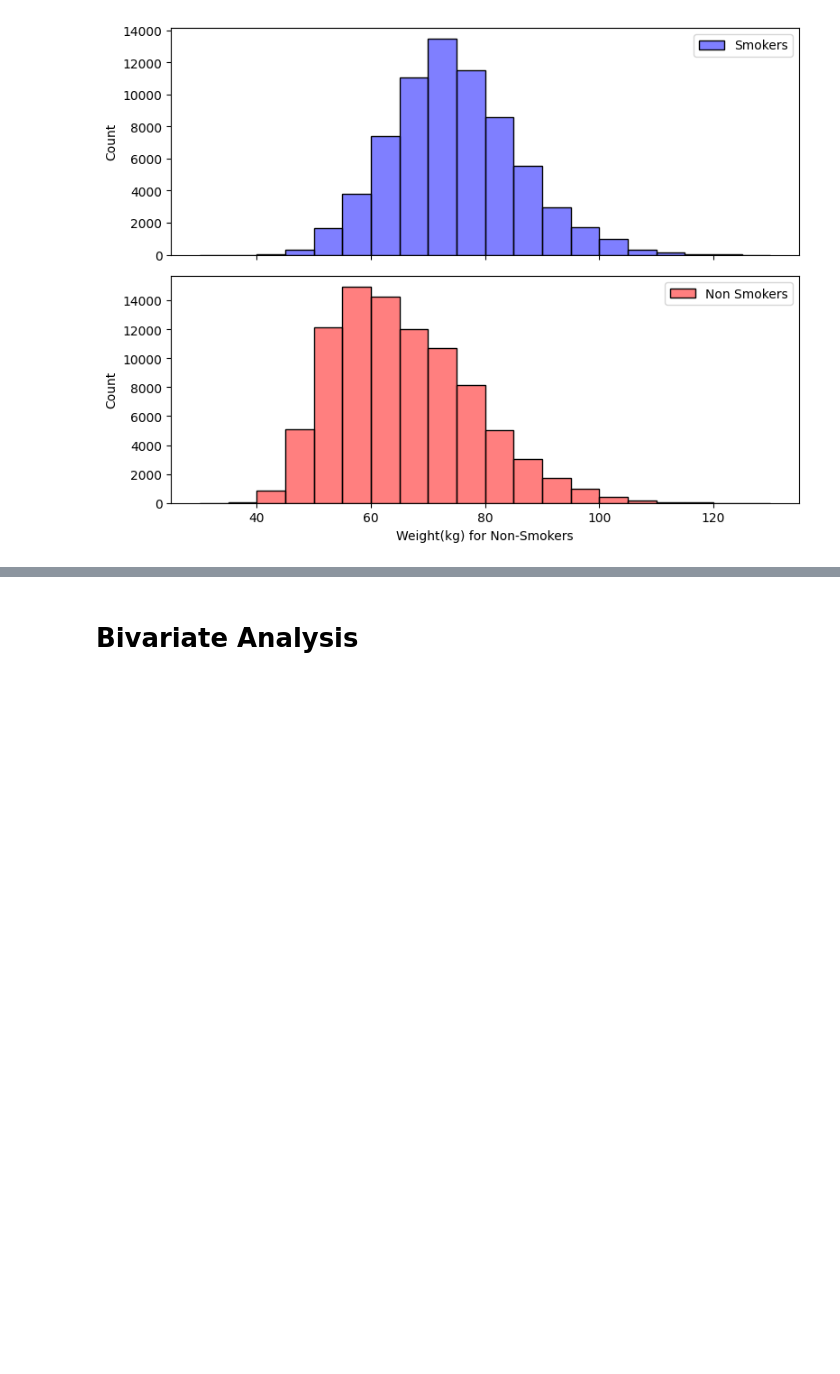
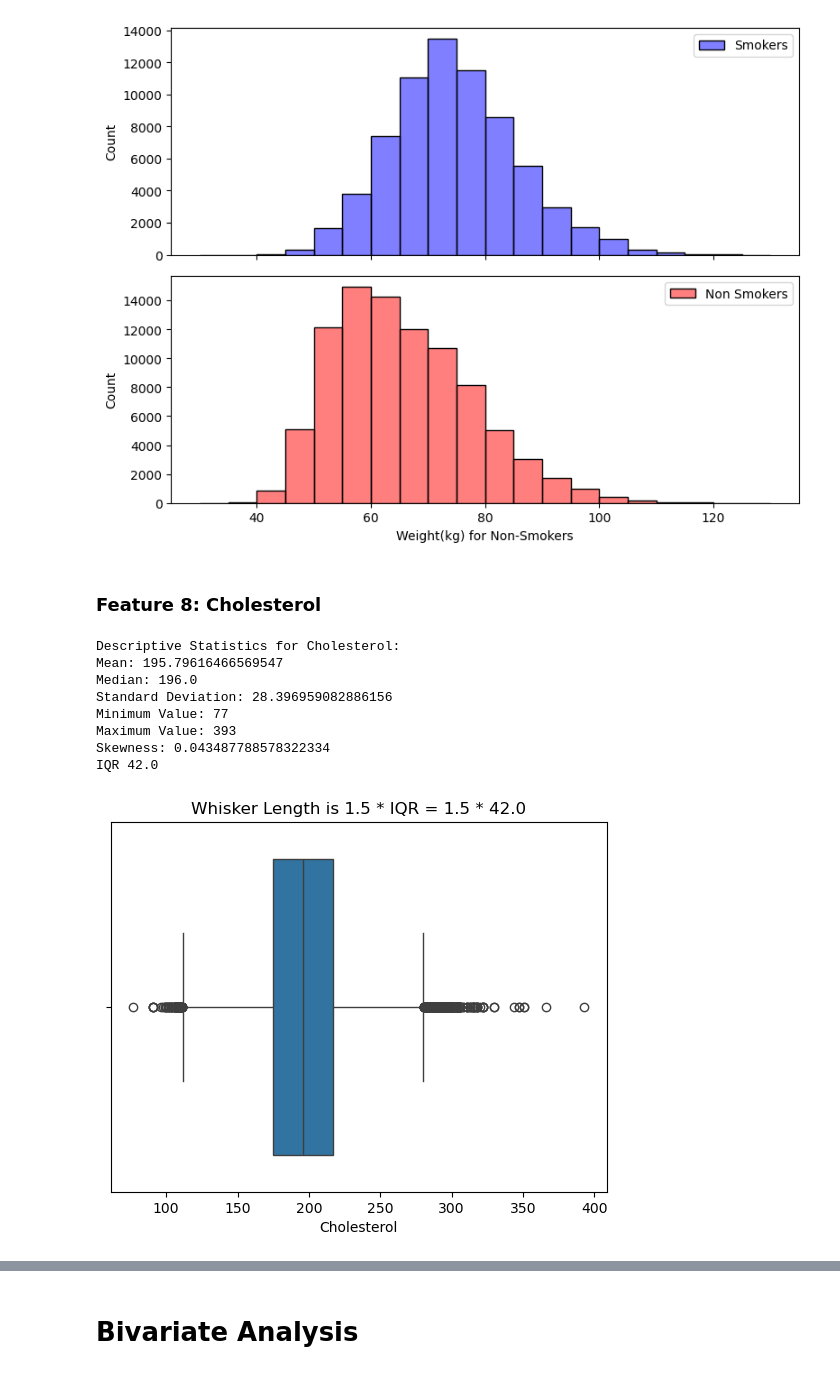
Before and after one commit to ahmedoy/SmokingData-Classification, a Jupyter notebook: data_analysis.ipynb, the cells around one changed output, grey strips where cells are left out. Saved outputs shown, nothing was run; the diff lists cells and outputs as text; code cells hidden in the pictures; blank space fills up the shorter version.

Commit message:
Added Cholesterol Feature

```diff
--- a/data_analysis.ipynb
+++ b/data_analysis.ipynb
@@ -6,5 +6,5 @@ from tabulate import tabulate
 # %% [markdown]
 Reading Data
 # %%
-df = pd.read_csv("your_data.csv")
+df = pd.read_csv("dataset.csv")
 # %% [markdown]
@@ -886,3 +886,44 @@ plt.show()
 Average Weight for Smokers: 72.16 kg
 Average Weight for Non-Smokers: 63.24 kg
 [figure]
+# %% [markdown]
+### **Feature 8: Cholesterol**
+# %%
+# Descriptive Statistics of the Choleterol feature
+cholesterol_mean = df['Cholesterol'].mean()
+cholesterol_median = df['Cholesterol'].median()
+cholesterol_std = df['Cholesterol'].std()
+cholesterol_min = df['Cholesterol'].min()
+cholesterol_max = df['Cholesterol'].max()
+cholesterol_iqr = df['Cholesterol'].quantile(0.75) - df['Cholesterol'].quantile(0.25)
+z_score_pos3 = 3 * cholesterol_std + cholesterol_mean
+z_score_neg3 = -3 * cholesterol_std + cholesterol_mean
+
+# Print the descriptive statistics
+print("Descriptive Statistics for Cholesterol:")
+print(f"Mean: {cholesterol_mean}")
+print(f"Median: {cholesterol_median}")
+print(f"Standard Deviation: {cholesterol_std}")
+print(f"Minimum Value: {cholesterol_min}")
+print(f"Maximum Value: {cholesterol_max}")
+#skewness
+print("Skewness:", df['Cholesterol'].skew())
+#iqr
+print(f"IQR {round(cholesterol_iqr, 3)}")
+
+
+# Box Plot for Hemoglobin Feature
+sns.boxplot(x=df['Cholesterol'])
+plt.xlabel('Cholesterol')
+plt.title(f"Whisker Length is 1.5 * IQR = 1.5 * {round(cholesterol_iqr, 3)}")
+plt.show()
+# %% [output]
+Descriptive Statistics for Cholesterol:
+Mean: 195.79616466569547
+Median: 196.0
+Standard Deviation: 28.396959082886156
+Minimum Value: 77
+Maximum Value: 393
+Skewness: 0.043487788578322334
+IQR 42.0
+[figure, added]
```
Also changed, not shown: parts of 8 cells of this notebook.
